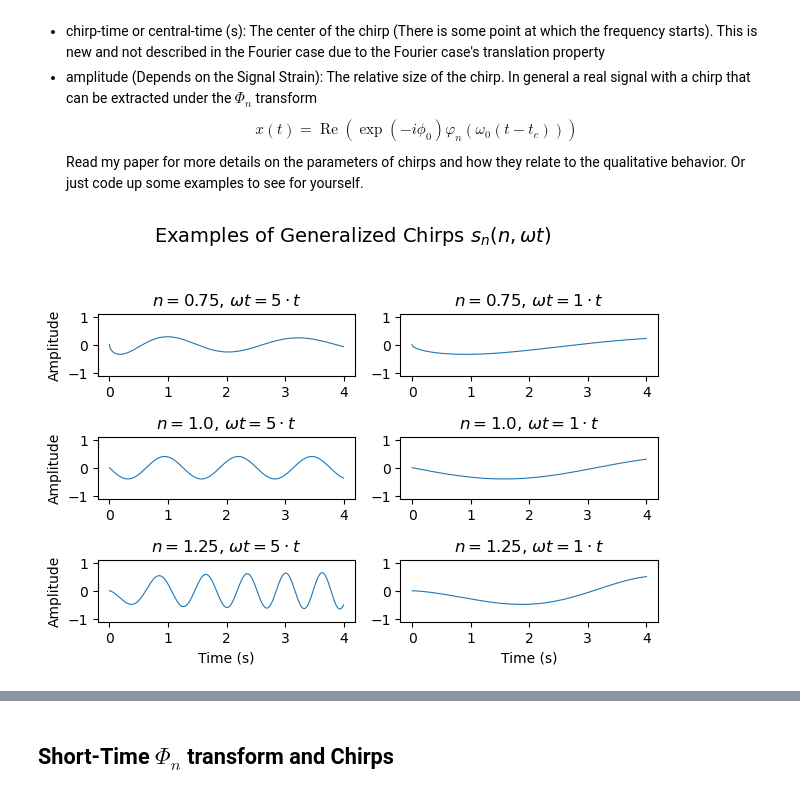
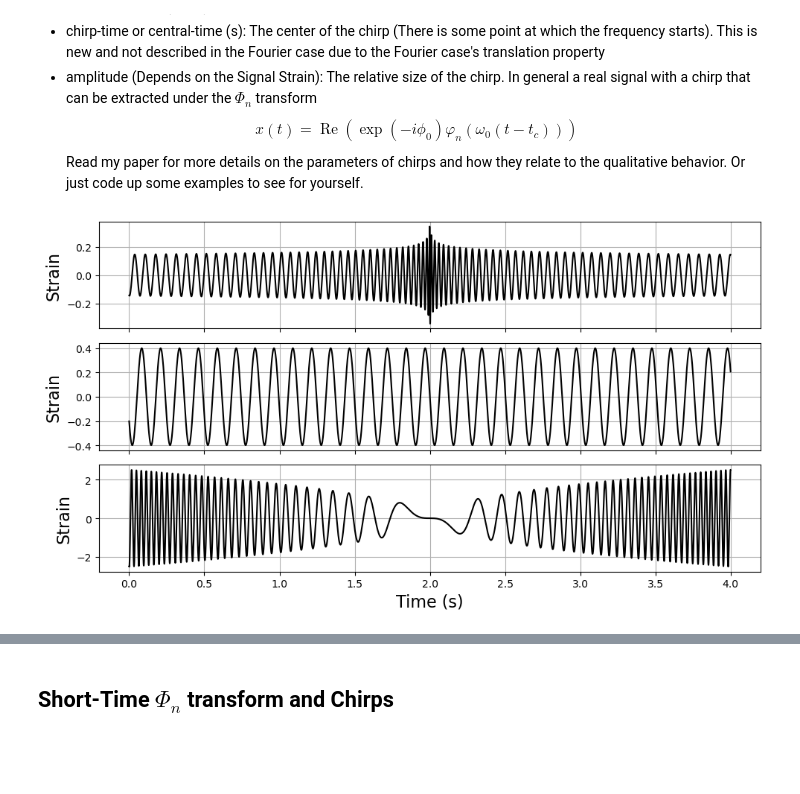
Before and after one commit to JaxsonMitchell/dpt, a Jupyter notebook: figures/figures_dpt.ipynb, the cells around one changed output, grey strips where cells are left out. Cells and saved outputs as stored; diff of their text form; code cells hidden in the pictures; blank space fills up the shorter version.

```diff
--- a/figures/figures_dpt.ipynb
+++ b/figures/figures_dpt.ipynb
@@ -97,28 +97,20 @@ Read my paper for more details on the parameters of chirps and how they relate t
 # %%
 fs = 4096
 times = np.arange(0, 4, 1/fs)
 
-n_values = [0.75, 1.0, 1.25]
-omega_scales = [5, 1]  # Two different frequencies for each n
+n_values = [0.75, 1.0, 2]
+n_freqs  = [500, 50, 10]
 
-fig, axes = plt.subplots(3, 2)
+fig, axes = plt.subplots(3, figsize=(10, 6), sharex=True)
 
-for i, n in enumerate(n_values):
-    for j, scale in enumerate(omega_scales):
-        omega_t = scale * times
-        signal = s_n(n, omega_t)
+for i in range(3):
+    axes[i].set_ylabel("Strain", fontsize=16)
+    axes[i].grid()
+    axes[i].plot(times, s_n(n_values[i], n_freqs[i] * (times - 2)), color="black")
 
-        ax = axes[i, j]
-        ax.plot(times, signal, lw=0.8)
-        ax.set_title(rf"$n = {n}$, $\omega t = {scale} \cdot t$", fontsize=12)
-        ax.set_ylim(-1.1, 1.1)
-        if i == len(n_values) - 1:
-            ax.set_xlabel("Time (s)", fontsize=10)
-        if j == 0:
-            ax.set_ylabel("Amplitude", fontsize=10)
+axes[2].set_xlabel("Time (s)", fontsize=16)
 
-plt.suptitle("Examples of Generalized Chirps $s_n(n, \omega t)$", fontsize=14)
 plt.tight_layout(rect=[0, 0.03, 1, 0.95])
 plt.show()
 # %% [output]
-[figure, old version]
+[figure, new version]
```
Also changed, not shown: parts of 12 cells of this notebook, 10 other files.
